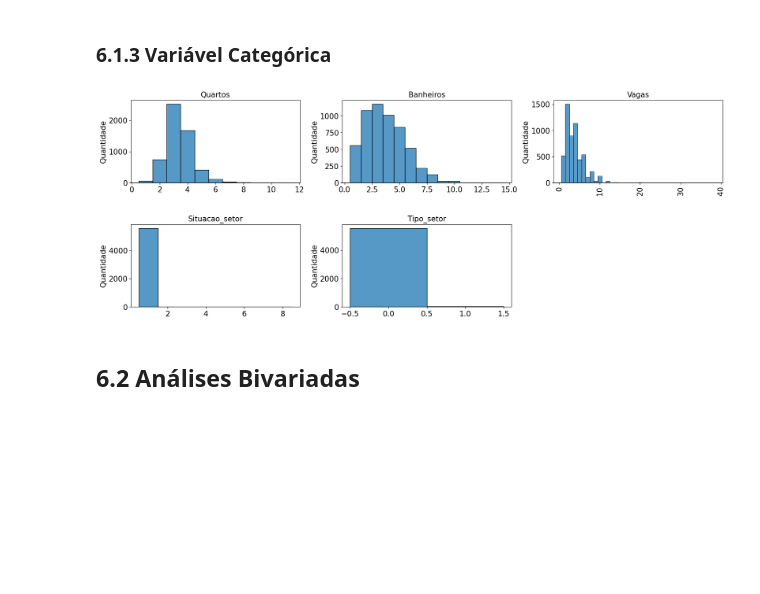
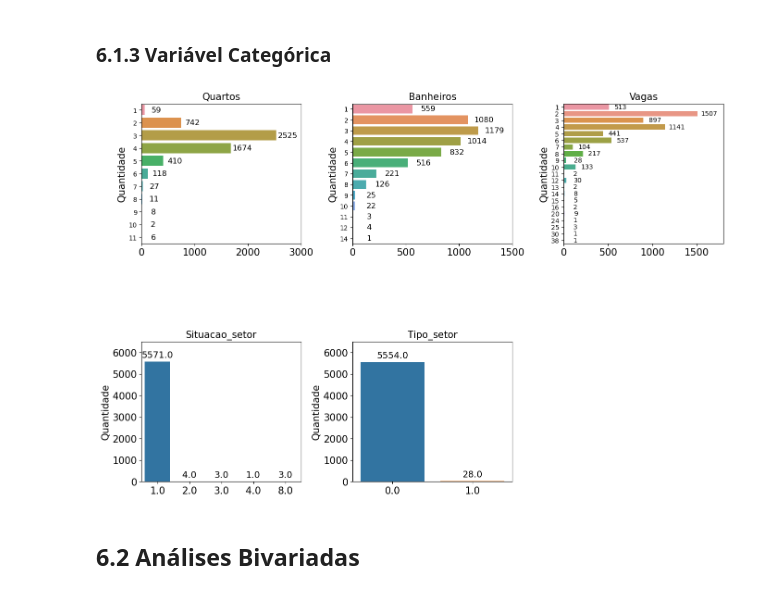
Before and after one commit to hugoferraz5/Alura_Creditas2, a Jupyter notebook: Creditas_alura1.ipynb, the cells around one changed output. Drawn from its saved outputs; the diff is of its cells as text; code cells hidden in the pictures; blank space fills up the shorter version.

```diff
--- a/Creditas_alura1.ipynb
+++ b/Creditas_alura1.ipynb
@@ -1096,6 +1097,9 @@ df4.shape
 # %% [markdown]
 ### 6.1.1 Variável Alvo
 # %%
+def formatar_milhares(valor, _):
+    return 'R${:,.0f}'.format(valor).replace(',', '.')
+
 plt.figure(figsize=(18,10))
 ax = sns.histplot(x=df4['valor_anuncio'], kde=True)
 data_load(ax,'Valor de anúncio', 'valor_anuncio','quantidade' )
@@ -1105,5 +1109,9 @@ plt.subplots_adjust(hspace=0.3)
 ax.ticklabel_format(style='plain', axis='x')
 
 
+ax.xaxis.set_major_formatter(FuncFormatter(formatar_milhares))
+plt.rcParams.update({'font.size': 8})
+
+
 plt.show()
 # %% [output]
@@ -1227,44 +1235,79 @@ plt.show()
 # %% [markdown]
 ### 6.1.3 Variável Categórica
 # %%
-plt.figure(figsize=(18, 10))
+plt.figure(figsize=(14, 14))
 
+def format_y_axis_ticks(ax):
+    for tick in ax.get_yticklabels():
+        tick.set_fontsize(10)
+def add_bar_labels(ax):
+    for p in ax.patches:
+        ax.annotate(f'{p.get_height()}', (p.get_x() + p.get_width() / 2., p.get_height()),
+                    ha='center', va='center', fontsize=14, color='black', xytext=(0, 10),
+                    textcoords='offset points')
 # Quartos
 plt.subplot(3,3,1)
-ax1 = sns.histplot(df4["quartos"])
+ax1 = sns.countplot(y=df4["quartos"])
 data_load(ax1,'Quartos', '','Quantidade' )
 
 # Banheiros
 plt.subplot(3,3,2)
-ax2 = sns.histplot(df4["banheiros"])
+ax2 = sns.countplot(y=df4["banheiros"])
 data_load(ax2,'Banheiros', '','Quantidade' )
 
 # Vagas
 plt.subplot(3,3,3)
-ax3 = sns.histplot(df4["vagas"])
+ax3 = sns.countplot(y=df4["vagas"])
 data_load(ax3,'Vagas', '','Quantidade' )
 
 # Situacao_setor
 plt.subplot(3,3,4)
-ax4 = sns.histplot(df4["situacao_setor"])
+ax4 = sns.countplot(x=df4["situacao_setor"])
 data_load(ax4,'Situacao_setor', '','Quantidade' )
 
 # Tipo_setor
 plt.subplot(3,3,5)
-ax5 = sns.histplot(df4["tipo_setor"])
+ax5 = sns.countplot(x=df4["tipo_setor"])
 data_load(ax5,'Tipo_setor', '','Quantidade' )
-
-ax3.tick_params(axis='x', rotation=90)
 
 plt.tight_layout()
 
-plt.subplots_adjust(hspace=0.5)
+plt.subplots_adjust(hspace=0.7)
 
 plt.rcParams.update({'font.size': 15})
 
+
+format_y_axis_ticks(ax1)
+format_y_axis_ticks(ax2)
+format_y_axis_ticks(ax3)
+add_bar_labels(ax4)
+add_bar_labels(ax5)
+
+for p in ax1.patches:
+    ax1.annotate(f'{int(p.get_width())}', (p.get_width(), p.get_y() + p.get_height() / 2.),
+                ha='center', va='center', fontsize=12, color='black', xytext=(18, 0),
+                textcoords='offset points')
+ax1.set_xlim([0, 3000])
+
+for p in ax2.patches:
+    ax2.annotate(f'{int(p.get_width())}', (p.get_width(), p.get_y() + p.get_height() / 2.),
+                ha='center', va='center', fontsize=12, color='black', xytext=(25, 0),
+                textcoords='offset points')
+ax2.set_xlim([0, 1500])
+
+for p in ax3.patches:
+    ax3.annotate(f'{int(p.get_width())}', (p.get_width(), p.get_y() + p.get_height() / 2.),
+                ha='center', va='center', fontsize=10, color='black', xytext=(18, 0),
+                textcoords='offset points')
+ax3.set_xlim([0, 1800])
+
+ax4.set_ylim([0, 6500])
+ax5.set_ylim([0, 6500])
+
+
 plt.show()
 # %% [output]
-[figure, old version]
+[figure, new version]
 # %% [markdown]
 ## 6.2 Análises Bivariadas
 # %% [markdown]
```
Also changed, not shown: parts of 5 cells of this notebook, 4 other files.
